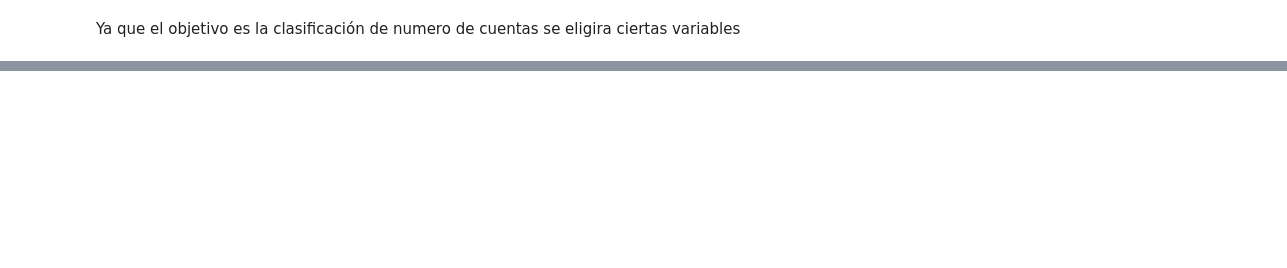
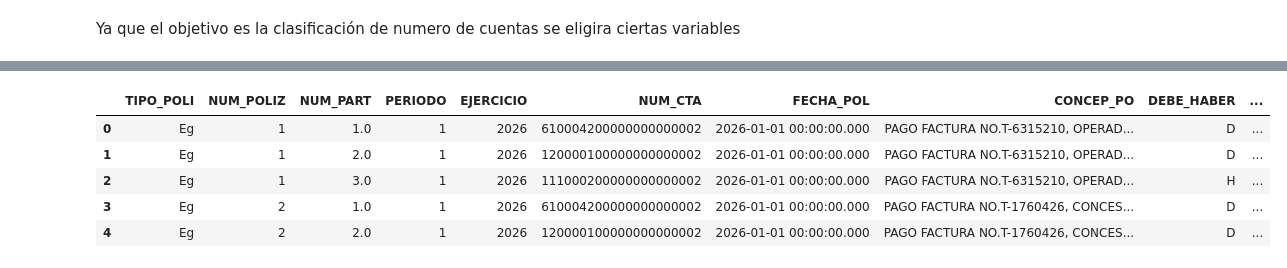
Before and after one commit to Vga18/diplomado, a Jupyter notebook: Proyecto_diplomado.ipynb, the cells around one changed output, grey strips where cells are left out. Saved outputs shown, nothing was run; the diff lists cells and outputs as text; code cells hidden in the pictures; blank space fills up the shorter version.

```diff
--- a/Proyecto_diplomado.ipynb
+++ b/Proyecto_diplomado.ipynb
@@ -31,2 +29,9 @@ catalogo = pd.read_csv(r"/content/Datos/catalogo de cuentas contables.csv")
+# %%
+catalogo = pd.read_csv(r"/content/Datos/catalogo de cuentas contables.csv")
+polizas22 = pd.read_csv(r"/content/Datos/polizas22.csv")
+polizas23 = pd.read_csv(r"/content/Datos/polizas23.csv")
+polizas24 = pd.read_csv(r"/content/Datos/polizas24.csv")
+polizas25 = pd.read_csv(r"/content/Datos/polizas25.csv")
+polizas26 = pd.read_csv(r"/content/Datos/polizas26.csv")
 # %% [markdown]
 ## Ingenieria
@@ -54,0 +58,9 @@ catalogo.sample(5)
+# %%
+display(polizas26.head(5))
+# %% [output]
+|  | TIPO_POLI | NUM_POLIZ | NUM_PART | PERIODO | EJERCICIO | NUM_CTA | FECHA_POL | CONCEP_PO | DEBE_HABER | ... |
+| 0 | Eg | 1 | 1.0 | 1 | 2026 | 610004200000000000002 | 2026-01-01 00:00:00.000 | PAGO FACTURA NO.T-6315210, OPERAD... | D | ... |
+| 1 | Eg | 1 | 2.0 | 1 | 2026 | 120000100000000000002 | 2026-01-01 00:00:00.000 | PAGO FACTURA NO.T-6315210, OPERAD... | D | ... |
+| 2 | Eg | 1 | 3.0 | 1 | 2026 | 111000200000000000002 | 2026-01-01 00:00:00.000 | PAGO FACTURA NO.T-6315210, OPERAD... | H | ... |
+| 3 | Eg | 2 | 1.0 | 1 | 2026 | 610004200000000000002 | 2026-01-01 00:00:00.000 | PAGO FACTURA NO.T-1760426, CONCES... | D | ... |
+| 4 | Eg | 2 | 2.0 | 1 | 2026 | 120000100000000000002 | 2026-01-01 00:00:00.000 | PAGO FACTURA NO.T-1760426, CONCES... | D | ... |
```
Also changed, not shown: parts of 5 cells of this notebook.
